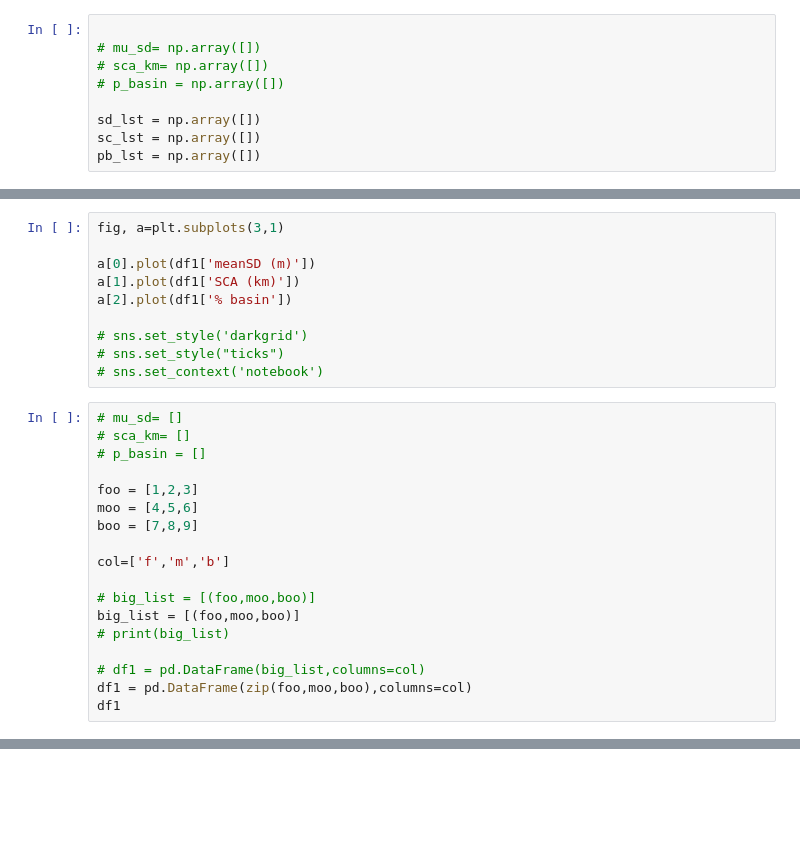
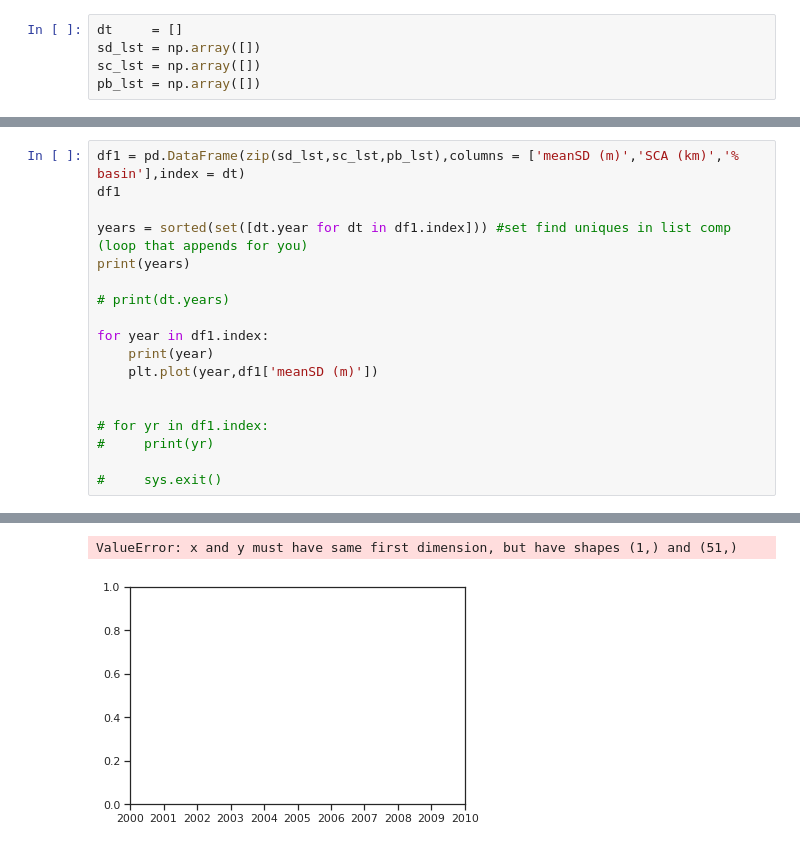
Before and after one commit to meganmason/scripts, a Jupyter notebook: sca.ipynb, the cells around one changed output, grey strips where cells are left out. Cells and saved outputs as stored; diff of their text form; blank space fills up the shorter version.

Commit message:
dataframe in good shape, needs better plots

```diff
--- a/sca.ipynb
+++ b/sca.ipynb
@@ -14,9 +15,5 @@ import matplotlib.pyplot as plt
 # %%
-
-# mu_sd= np.array([])
-# sca_km= np.array([])
-# p_basin = np.array([])
-
+dt     = []
 sd_lst = np.array([])
 sc_lst = np.array([])
 pb_lst = np.array([])
@@ -114,28 +159,19 @@ df1
-# %%
-fig, a=plt.subplots(3,1)
-
-a[0].plot(df1['meanSD (m)'])
-a[1].plot(df1['SCA (km)'])
-a[2].plot(df1['% basin'])
-
-# sns.set_style('darkgrid')
-# sns.set_style("ticks")
-# sns.set_context('notebook')
-# %%
-# mu_sd= []
-# sca_km= []
-# p_basin = []
-
-foo = [1,2,3]
-moo = [4,5,6]
-boo = [7,8,9]
-
-col=['f','m','b']
-
-# big_list = [(foo,moo,boo)]
-big_list = [(foo,moo,boo)]
-# print(big_list)
-
-# df1 = pd.DataFrame(big_list,columns=col)
-df1 = pd.DataFrame(zip(foo,moo,boo),columns=col)
-df1
+# %%
+df1 = pd.DataFrame(zip(sd_lst,sc_lst,pb_lst),columns = ['meanSD (m)','SCA (km)','% basin'],index = dt)
+df1
+
+years = sorted(set([dt.year for dt in df1.index])) #set find uniques in list comp (loop that appends for you)
+print(years)
+
+# print(dt.years)
+
+for year in df1.index:
+    print(year)
+    plt.plot(year,df1['meanSD (m)'])
+
+
+# for yr in df1.index:
+#     print(yr)
+
+#     sys.exit()
+# %% [output]
@@ -141,0 +180,2 @@ df1
+ValueError: x and y must have same first dimension, but have shapes (1,) and (51,)
+[figure, added]
```
Also changed, not shown: parts of 6 cells of this notebook.
